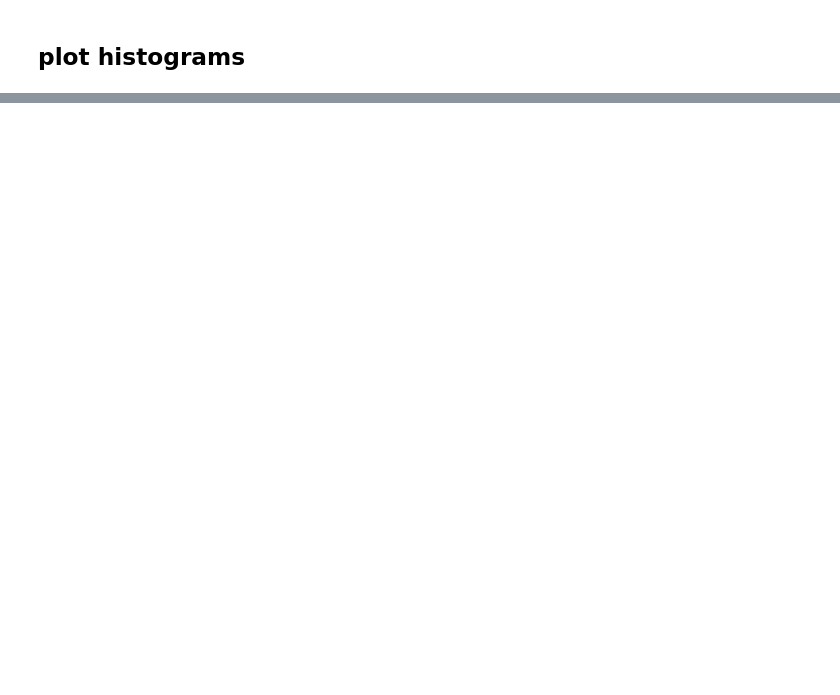
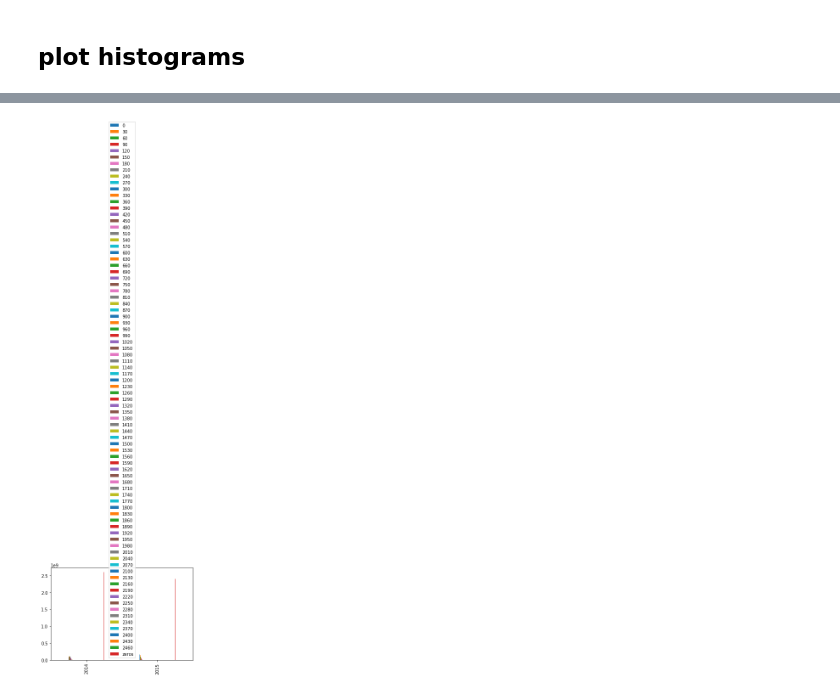
Before and after one commit to meganmason/jlabs, a Jupyter notebook: 3m_analysis/3m_histograms.ipynb, the cells around one changed output, grey strips where cells are left out. Cells and saved outputs as stored; diff of their text form; code cells hidden in the pictures; blank space fills up the shorter version.

Commit message:
transposing and grouping df_h in progress

```diff
--- a/3m_analysis/3m_histograms.ipynb
+++ b/3m_analysis/3m_histograms.ipynb
@@ -79,0 +115,4 @@ for column in df_h:
+# %%
+fl_yrs = df_h.groupby(df_h.index.year).sum().plot(kind='bar') #.groups makes dictionary
+# %% [output]
+[figure, added]
```
Also changed, not shown: parts of 9 cells of this notebook, 2 other files.
